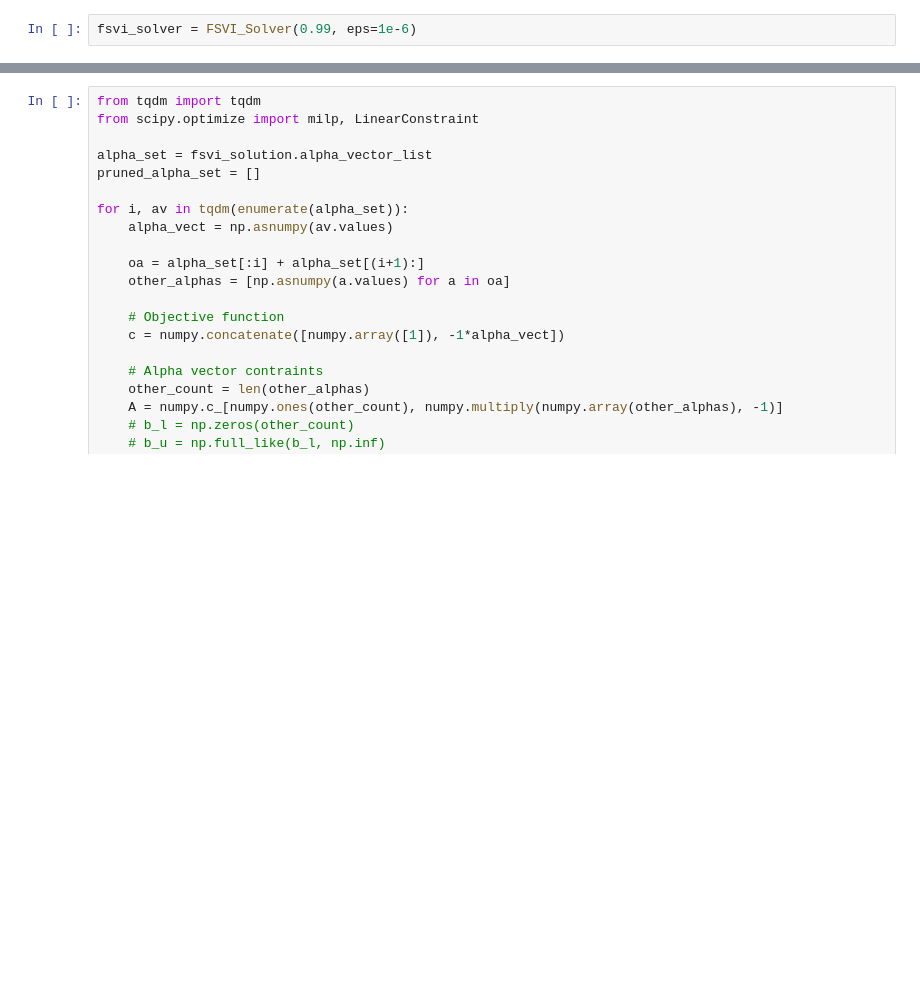
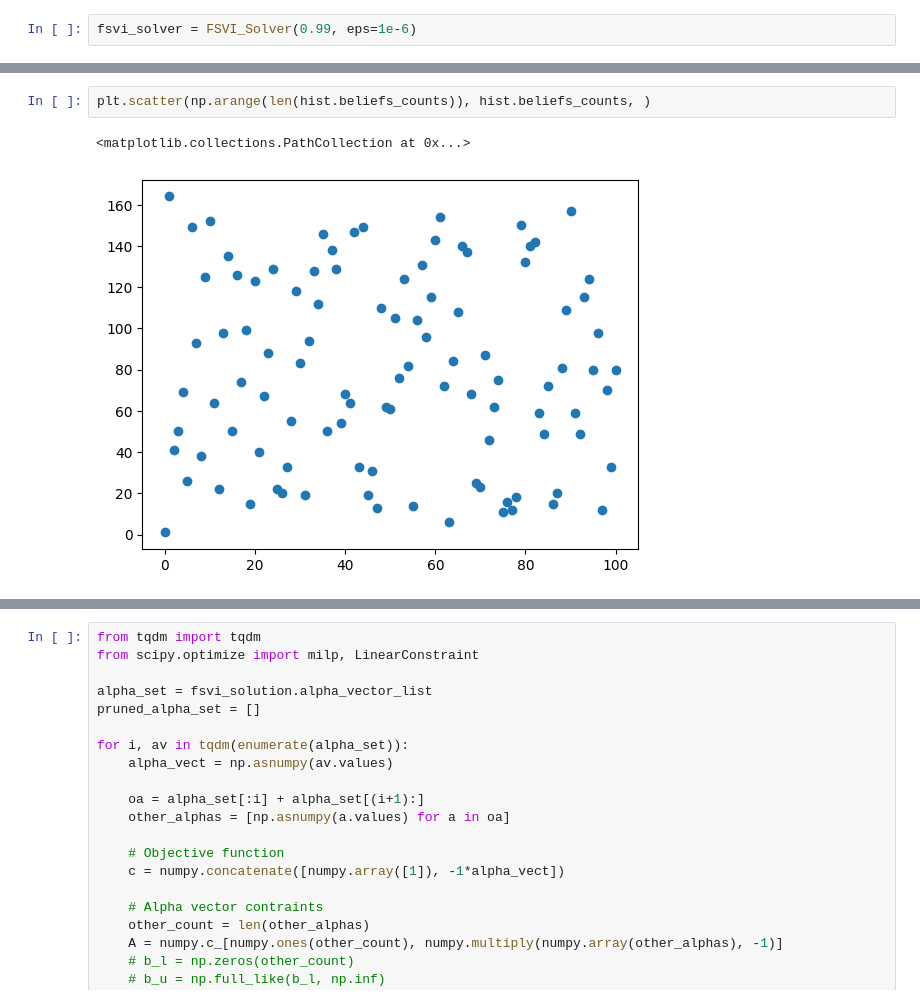
Before and after one commit to PimLb/POMDP_PBVI_Exploration, a Jupyter notebook: Experiments/Olfactory Navigation/Olfactory_Model.ipynb, the cells around one changed output, grey strips where cells are left out. Drawn from its saved outputs; the diff is of its cells as text; blank space fills up the shorter version.

```diff
--- a/Experiments/Olfactory Navigation/Olfactory_Model.ipynb
+++ b/Experiments/Olfactory Navigation/Olfactory_Model.ipynb
@@ -131,0 +140,5 @@ b_counts = [len(bs.belief_list) for bs in hist.belief_sets]
+# %%
+plt.scatter(np.arange(len(hist.beliefs_counts)), hist.beliefs_counts, )
+# %% [output]
+<matplotlib.collections.PathCollection at 0x...>
+[figure, added]
```
Also changed, not shown: parts of 27 cells of this notebook, 2 other files.
